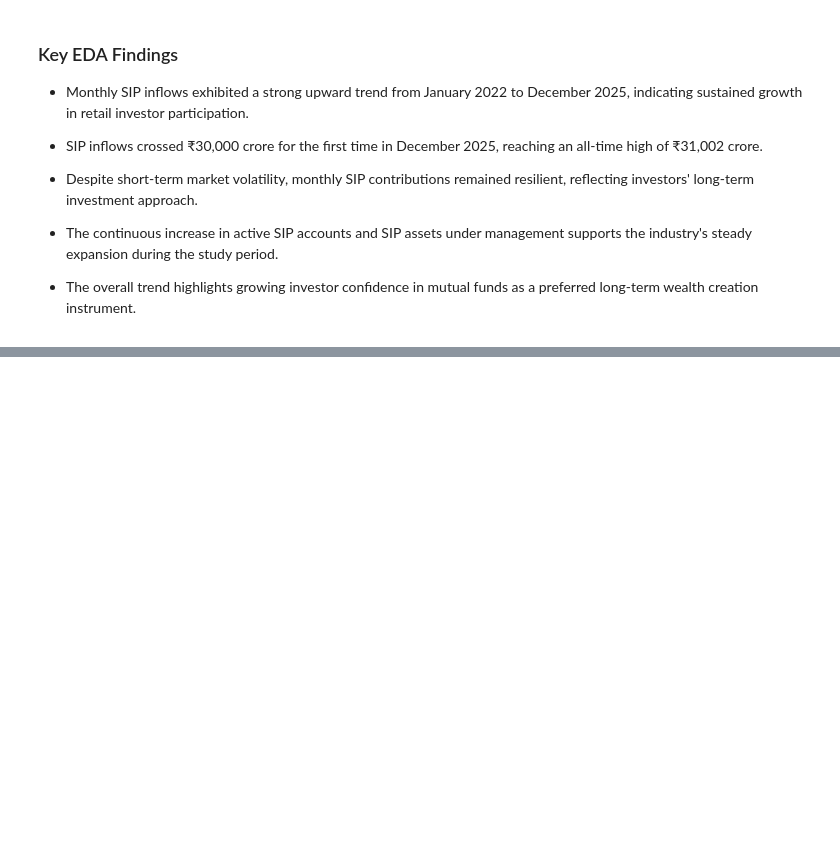
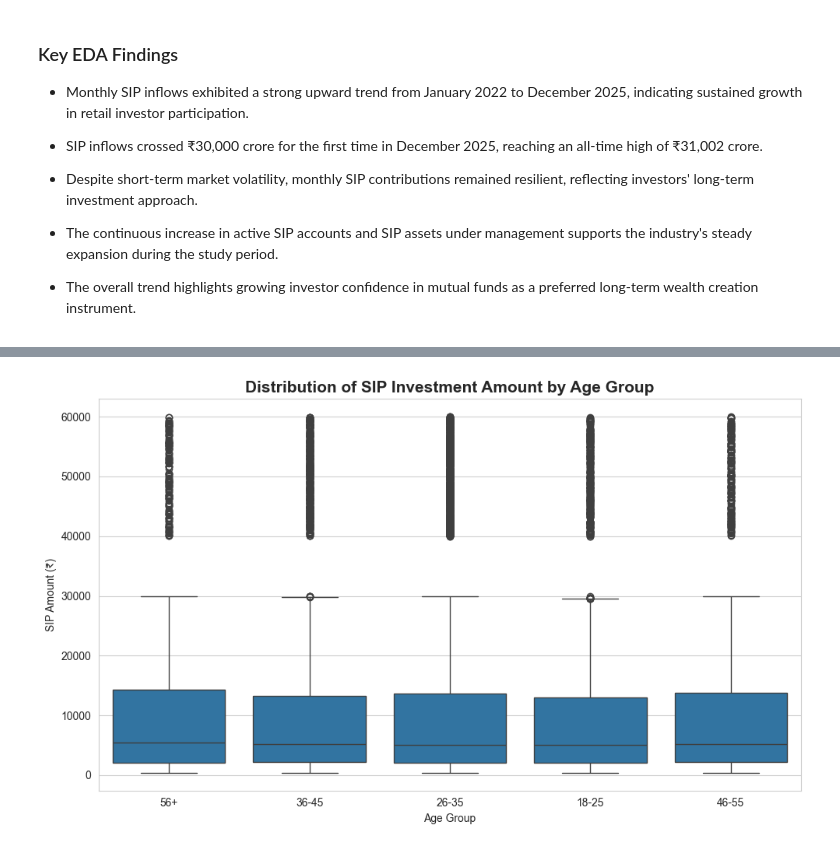
Before and after one commit to Reena-Ydv/Mutual_Fund_Analytics_Project, a Jupyter notebook: Notebooks/EDA_Analysis.ipynb, the cells around one changed output, grey strips where cells are left out. Saved outputs shown, nothing was run; the diff lists cells and outputs as text; code cells hidden in the pictures; blank space fills up the shorter version.

```diff
--- a/Notebooks/EDA_Analysis.ipynb
+++ b/Notebooks/EDA_Analysis.ipynb
@@ -451,0 +606,31 @@ TypeError: Type is not JSON serializable: Timestamp
+# %%
+import seaborn as sns
+
+plt.figure(figsize=(10,6))
+
+sns.boxplot(
+    data=sip_transactions,
+    x="age_group",
+    y="amount_inr"
+)
+
+plt.title(
+    "Distribution of SIP Investment Amount by Age Group",
+    fontsize=15,
+    fontweight="bold"
+)
+
+plt.xlabel("Age Group")
+plt.ylabel("SIP Amount (₹)")
+
+plt.tight_layout()
+
+plt.savefig(
+    "../Reports/Charts/sip_amount_boxplot.png",
+    dpi=300,
+    bbox_inches="tight"
+)
+
+plt.show()
+# %% [output]
+[figure, added]
```
Also changed, not shown: parts of 48 cells of this notebook, 11 other files.
